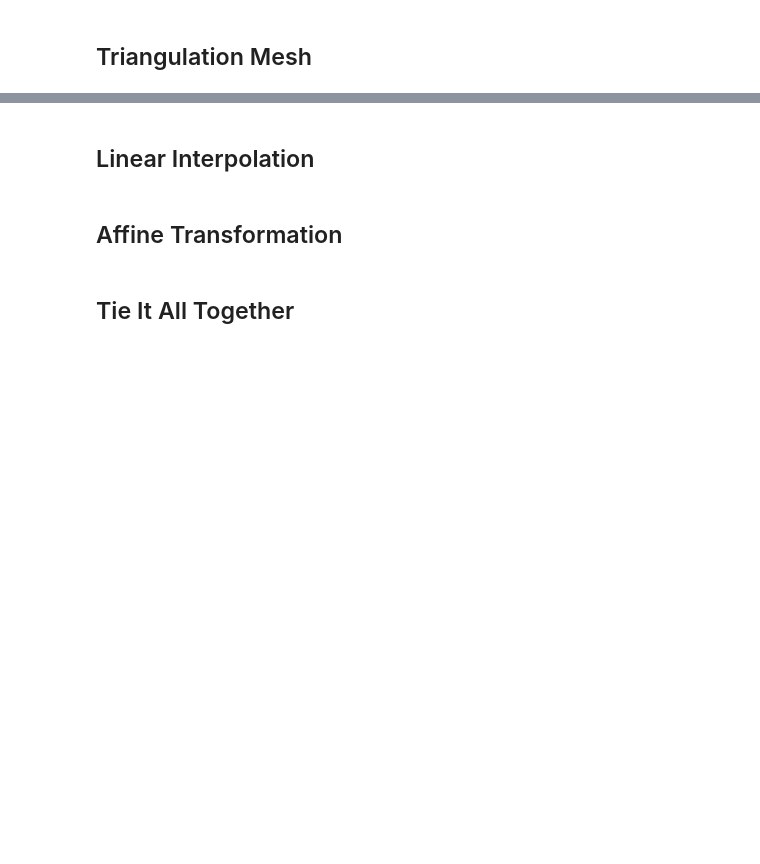
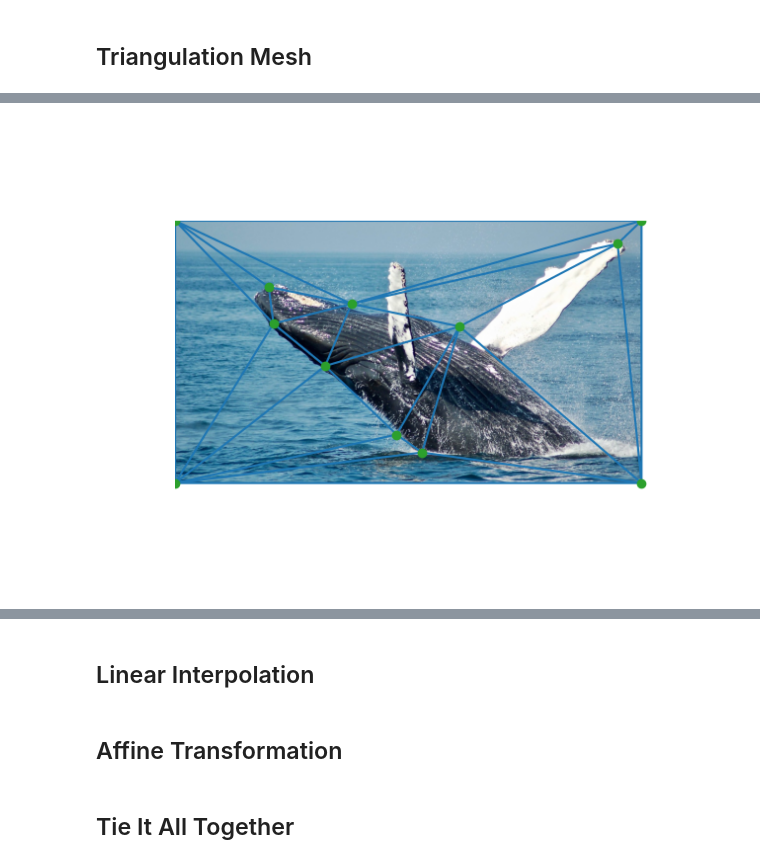
Before and after one commit to braydenturner/CS445_CourseProject, a Jupyter notebook: Project.ipynb, the cells around one changed output, grey strips where cells are left out. Saved outputs shown, nothing was run; the diff lists cells and outputs as text; code cells hidden in the pictures; blank space fills up the shorter version.

```diff
--- a/Project.ipynb
+++ b/Project.ipynb
@@ -82,0 +136,9 @@ assert len(img1.pts) == len(img2.pts) and len(img1.pts[0]) == len(img2.pts[0])
+# %%
+fig2 = plt.figure()
+plt.imshow(img2.image)
+plt.triplot(pts2[:,0], pts2[:,1], tri2.simplices)
+plt.plot(pts2[:,0], pts2[:,1], 'o')
+plt.axis('off')
+plt.show()
+# %% [output]
+[figure, added]
```
Also changed, not shown: parts of 12 cells of this notebook.
